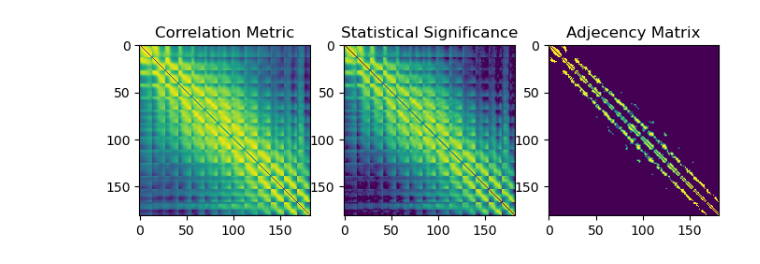
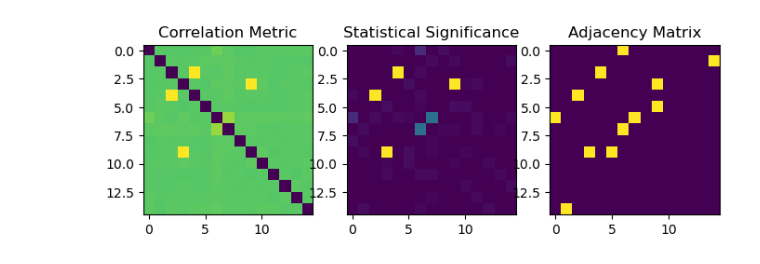
Before and after one commit to david-strahl/quasibi-europe, a Jupyter notebook: code/adjecency_matrix.ipynb, the cells around one changed output. Saved outputs shown, nothing was run; the diff lists cells and outputs as text; code cells hidden in the pictures.

```diff
--- a/code/adjecency_matrix.ipynb
+++ b/code/adjecency_matrix.ipynb
@@ -151,8 +10,14 @@ def adjecency_matrix(C, S, p = 0.05, binary=True):
+# %%
+ys = np.random.random(size=(15, 400))
+ys[2, 40] = np.nan
+ys[2] = ys[4]
+ys[3] = -ys[9]
+ys[6] = 0.5*ys[0] + ys[7]
 # %%
 %%time
 
-C, S = correlation_matrix(temps, metric=pearson)
-A = adjecency_matrix(C, S)
+C, S = quasibi.correlation_matrix(ys, metric=quasibi.rmd)
+A = quasibi.adjacency_matrix(C, S)
 
 plt.figure(figsize=(8, 3))
 ax = plt.subplot(131)
@@ -163,6 +28,6 @@ ax.imshow(S)
 ax.set_title("Statistical Significance")
 ax = plt.subplot(133)
 ax.imshow(A)
-ax.set_title("Adjecency Matrix")
+ax.set_title("Adjacency Matrix")
 plt.show()
 # %% [output]
@@ -169 +37 @@ plt.show()
-[figure, old version]
+[figure, new version]
```
Also changed, not shown: parts of 21 cells of this notebook, 59 other files.
